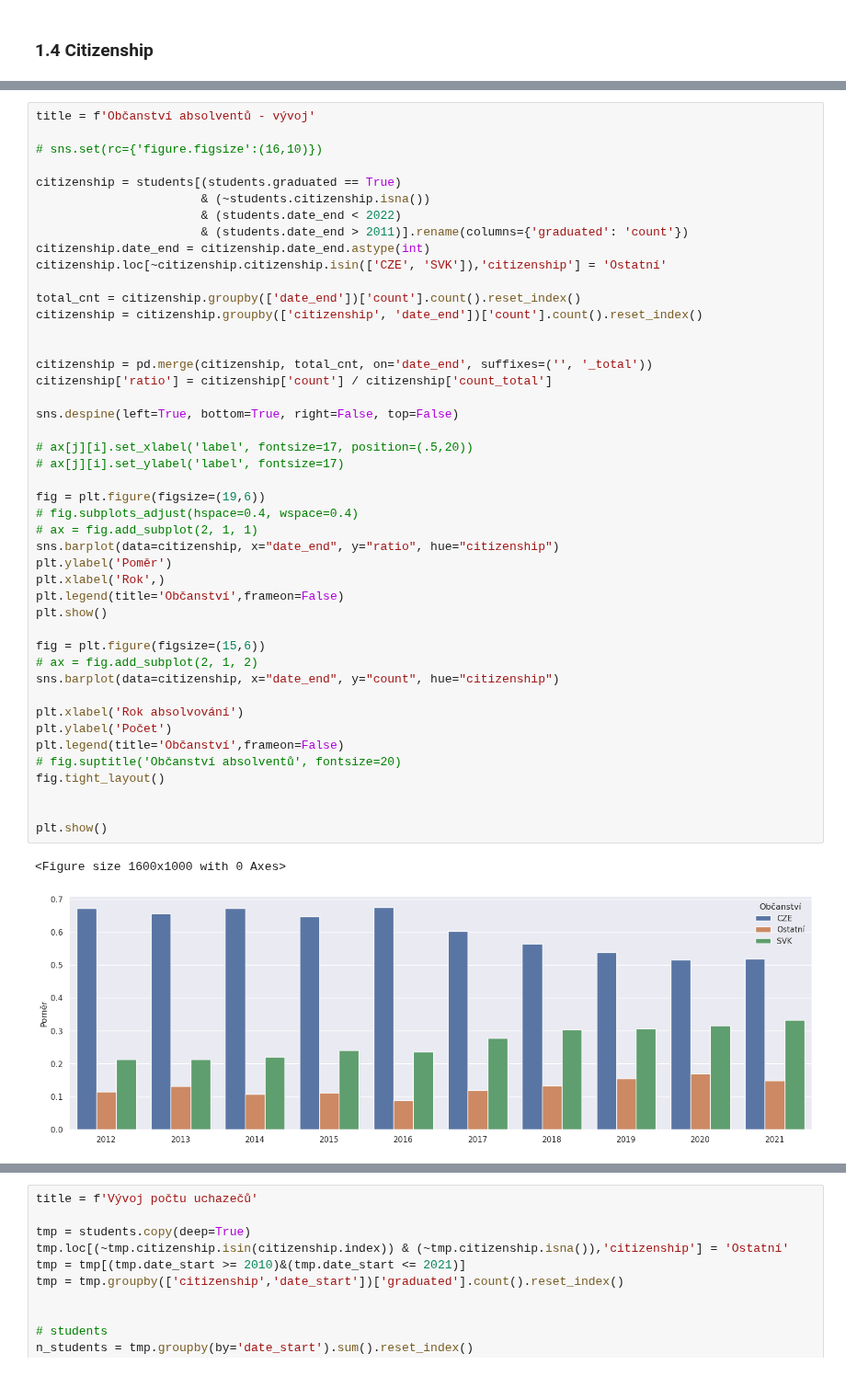
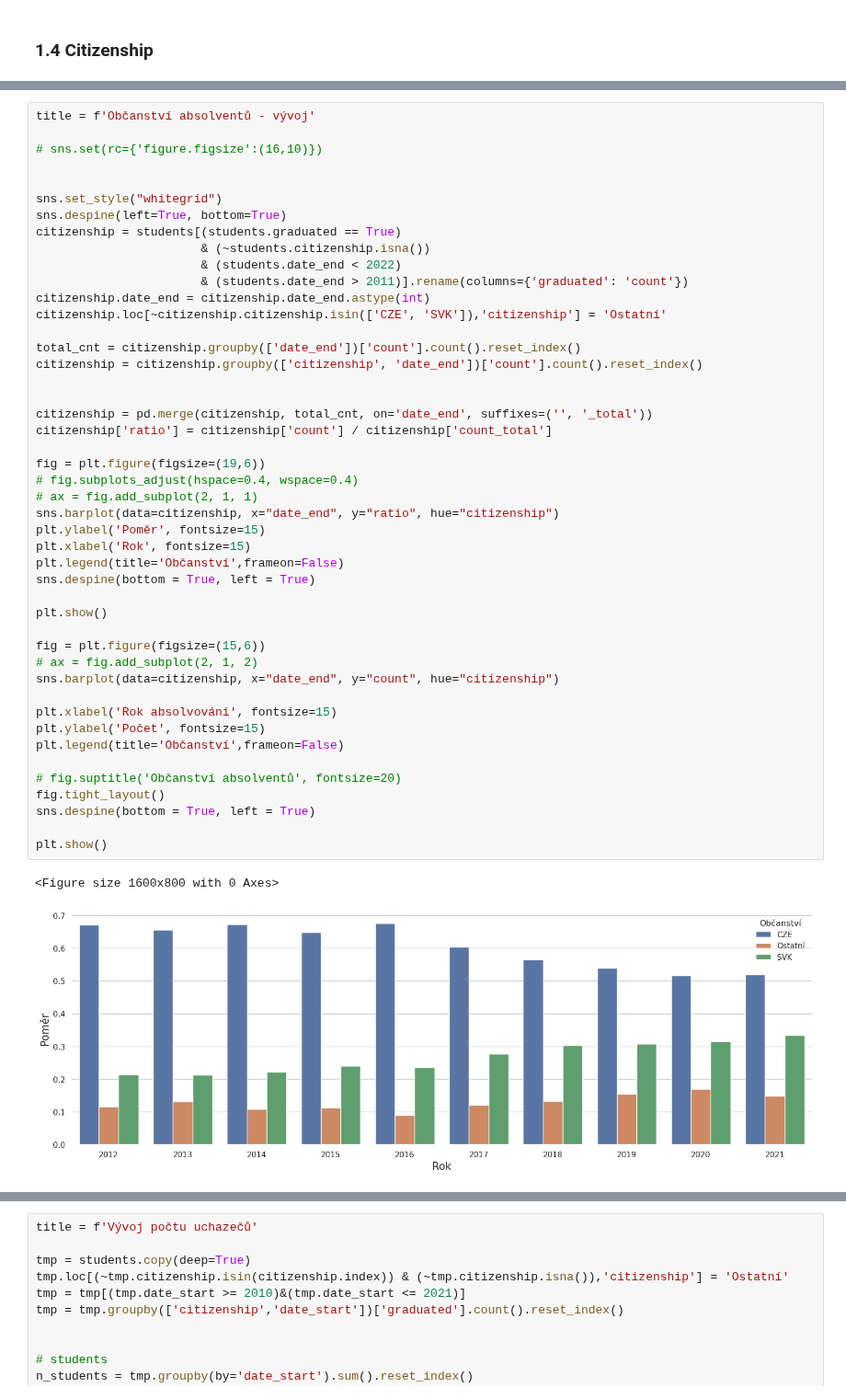
Before and after one commit to opendatalabcz/mapa-zdravi, a Jupyter notebook: src/scripts/visualization.ipynb, the cells around one changed output, grey strips where cells are left out. Shown at 92% size. Drawn from its saved outputs; the diff is of its cells as text.

```diff
--- a/src/scripts/visualization.ipynb
+++ b/src/scripts/visualization.ipynb
@@ -253,49 +285,50 @@ title = f'Občanství absolventů - vývoj'
 
 # sns.set(rc={'figure.figsize':(16,10)})
 
+
+sns.set_style("whitegrid")
+sns.despine(left=True, bottom=True)
 citizenship = students[(students.graduated == True)
                        & (~students.citizenship.isna())
                        & (students.date_end < 2022)
                        & (students.date_end > 2011)].rename(columns={'graduated': 'count'})
 citizenship.date_end = citizenship.date_end.astype(int)
 citizenship.loc[~citizenship.citizenship.isin(['CZE', 'SVK']),'citizenship'] = 'Ostatní'
 
 total_cnt = citizenship.groupby(['date_end'])['count'].count().reset_index()
 citizenship = citizenship.groupby(['citizenship', 'date_end'])['count'].count().reset_index()
 
 
 citizenship = pd.merge(citizenship, total_cnt, on='date_end', suffixes=('', '_total'))
 citizenship['ratio'] = citizenship['count'] / citizenship['count_total']
 
-sns.despine(left=True, bottom=True, right=False, top=False)
-
-# ax[j][i].set_xlabel('label', fontsize=17, position=(.5,20))
-# ax[j][i].set_ylabel('label', fontsize=17)
-
 fig = plt.figure(figsize=(19,6))
 # fig.subplots_adjust(hspace=0.4, wspace=0.4)
 # ax = fig.add_subplot(2, 1, 1)
 sns.barplot(data=citizenship, x="date_end", y="ratio", hue="citizenship")
-plt.ylabel('Poměr')
-plt.xlabel('Rok',)
+plt.ylabel('Poměr', fontsize=15)
+plt.xlabel('Rok', fontsize=15)
 plt.legend(title='Občanství',frameon=False)
+sns.despine(bottom = True, left = True)
+
 plt.show()
 
 fig = plt.figure(figsize=(15,6))
 # ax = fig.add_subplot(2, 1, 2)
 sns.barplot(data=citizenship, x="date_end", y="count", hue="citizenship")
 
-plt.xlabel('Rok absolvování')
-plt.ylabel('Počet')
+plt.xlabel('Rok absolvování', fontsize=15)
+plt.ylabel('Počet', fontsize=15)
 plt.legend(title='Občanství',frameon=False)
+
 # fig.suptitle('Občanství absolventů', fontsize=20)
 fig.tight_layout()
-
+sns.despine(bottom = True, left = True)
 
 plt.show()
 # %% [output]
-<Figure size 1600x1000 with 0 Axes>
+<Figure size 1600x800 with 0 Axes>
-[figure, old version]
+[figure, new version]
 [figure]
 # %%
 title = f'Vývoj počtu uchazečů'
```
Also changed, not shown: parts of 7 cells of this notebook, 9 other files.
